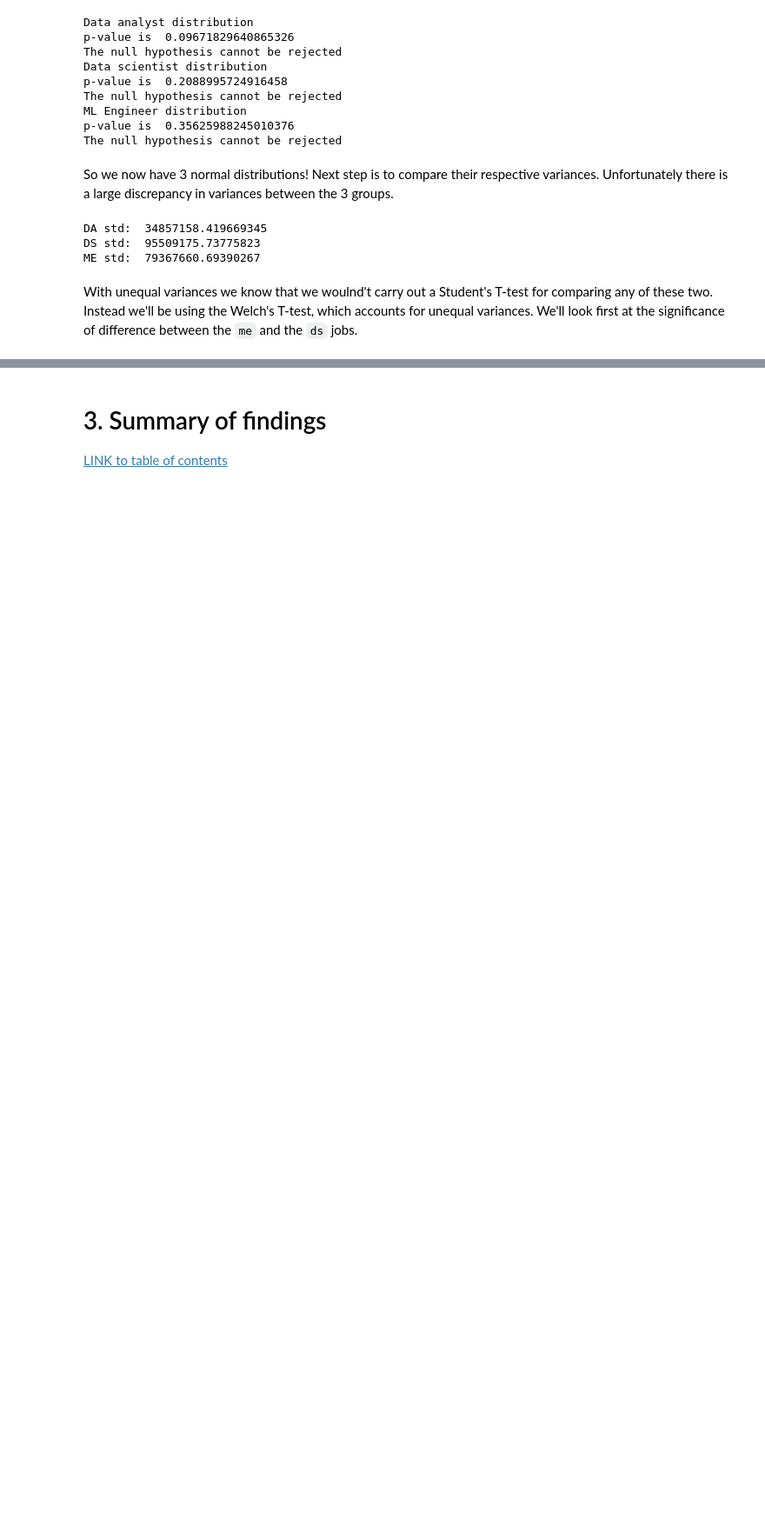
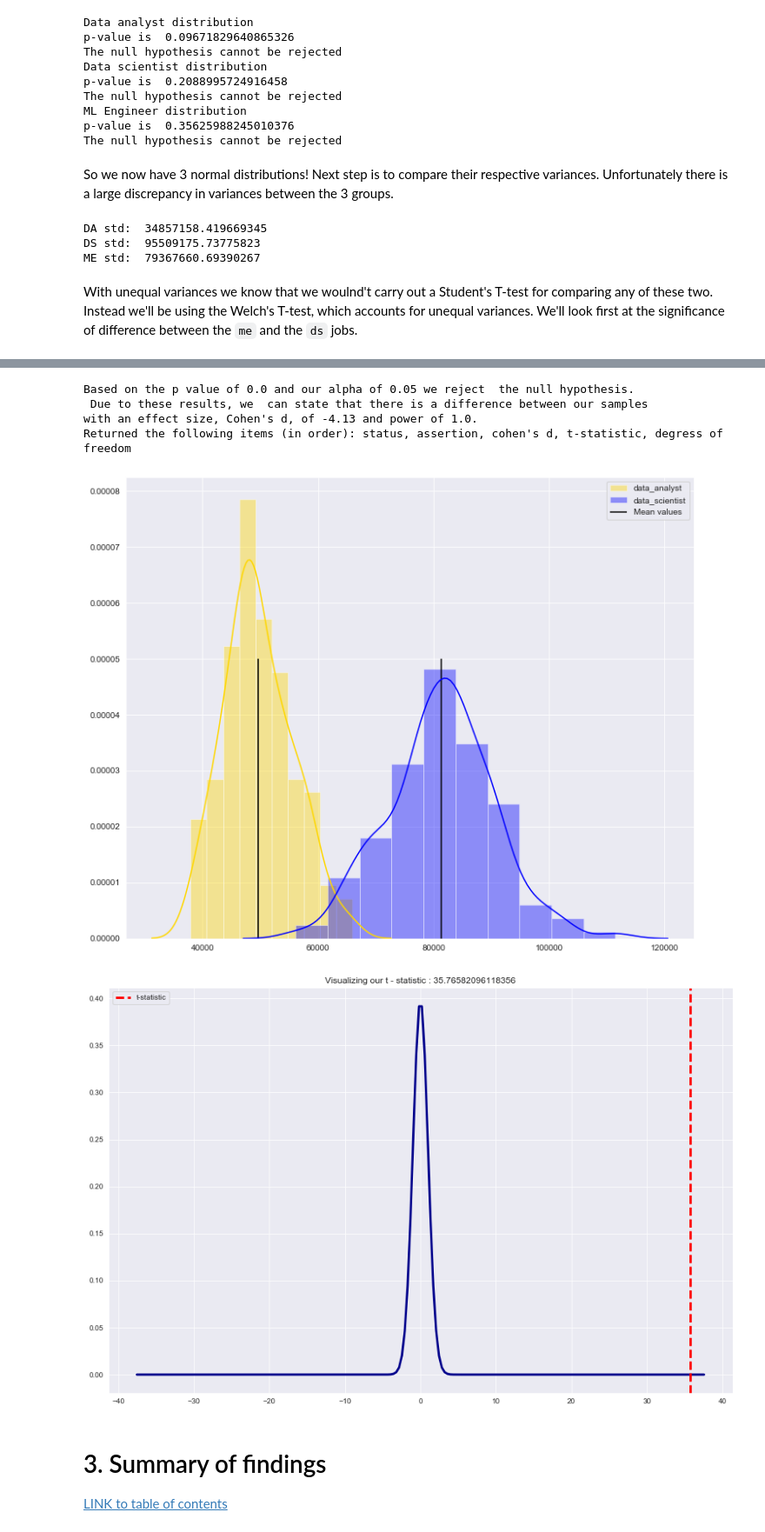
Before and after one commit to Ioana-P/MLEng_vs_DScientist_analysis, a Jupyter notebook: 3b_Statistical_tests.ipynb, the cells around one changed output, grey strips where cells are left out. Shown: that part at 87% size. Saved outputs shown, nothing was run; the diff lists cells and outputs as text; code cells hidden in the pictures; blank space fills up the shorter version.

Commit message:
do basic test for da and ds

```diff
--- a/3b_Statistical_tests.ipynb
+++ b/3b_Statistical_tests.ipynb
@@ -352,3 +353,15 @@ st.visualize_one_side_t(t_statistic, dof)
+# %%
+status, assertion, coh_d, t_statistic, dof = st.hypothesis_test(da_dist_sample_means, ds_dist_sample_means, 'salary',
+                  'data_analyst','data_scientist', 'gold','blue', alpha=0.05, figsize=(12,10));
+
+st.visualize_one_side_t(t_statistic, dof)
+# %% [output]
+Based on the p value of 0.0 and our alpha of 0.05 we reject  the null hypothesis.
+ Due to these results, we  can state that there is a difference between our samples
+with an effect size, Cohen's d, of -4.13 and power of 1.0.
+Returned the following items (in order): status, assertion, cohen's d, t-statistic, degress of freedom
+[figure, added]
+[figure, added]
 # %% [markdown]
 <a id=conc ><a/>
 
```
Also changed, not shown: parts of 3 cells of this notebook, 6 other files.
